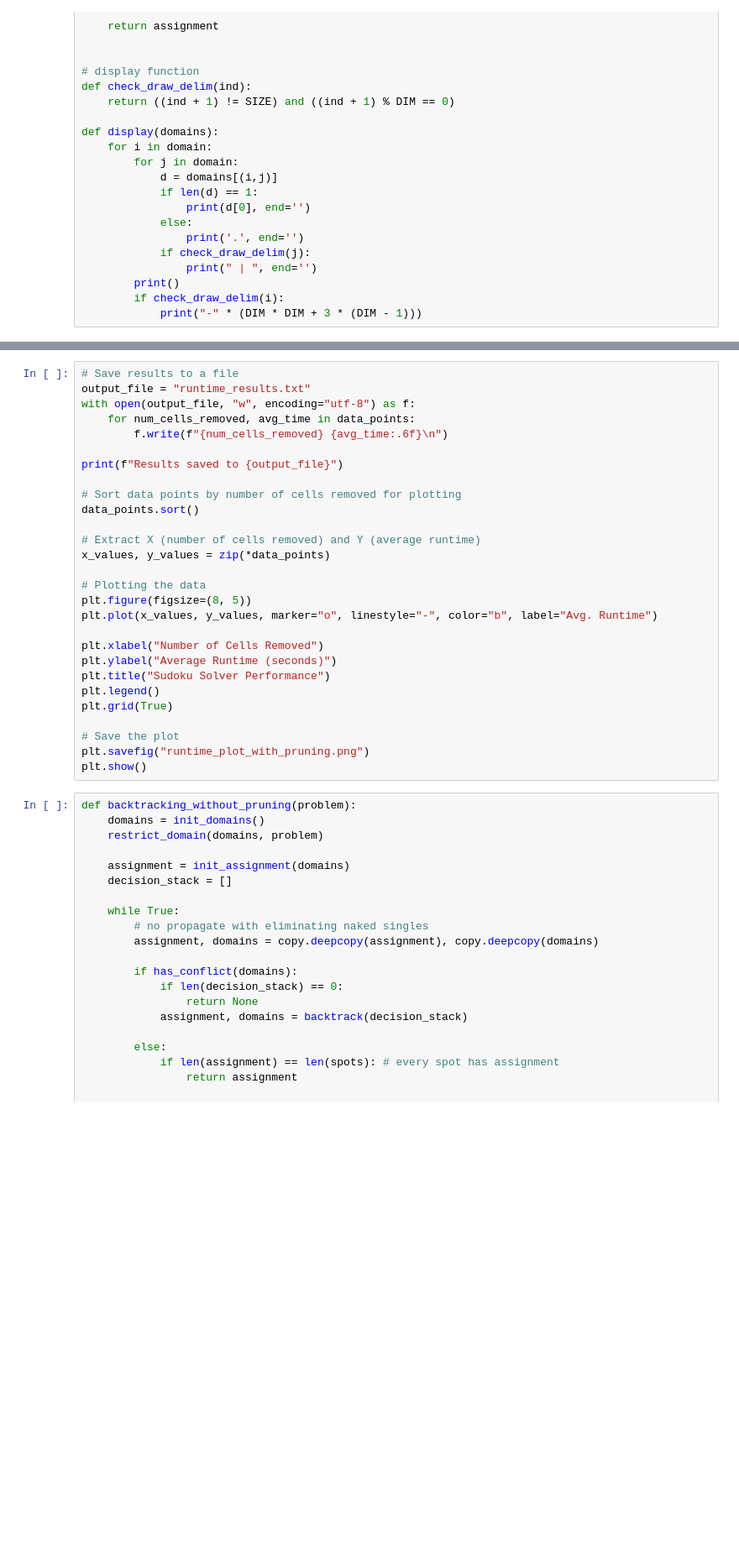
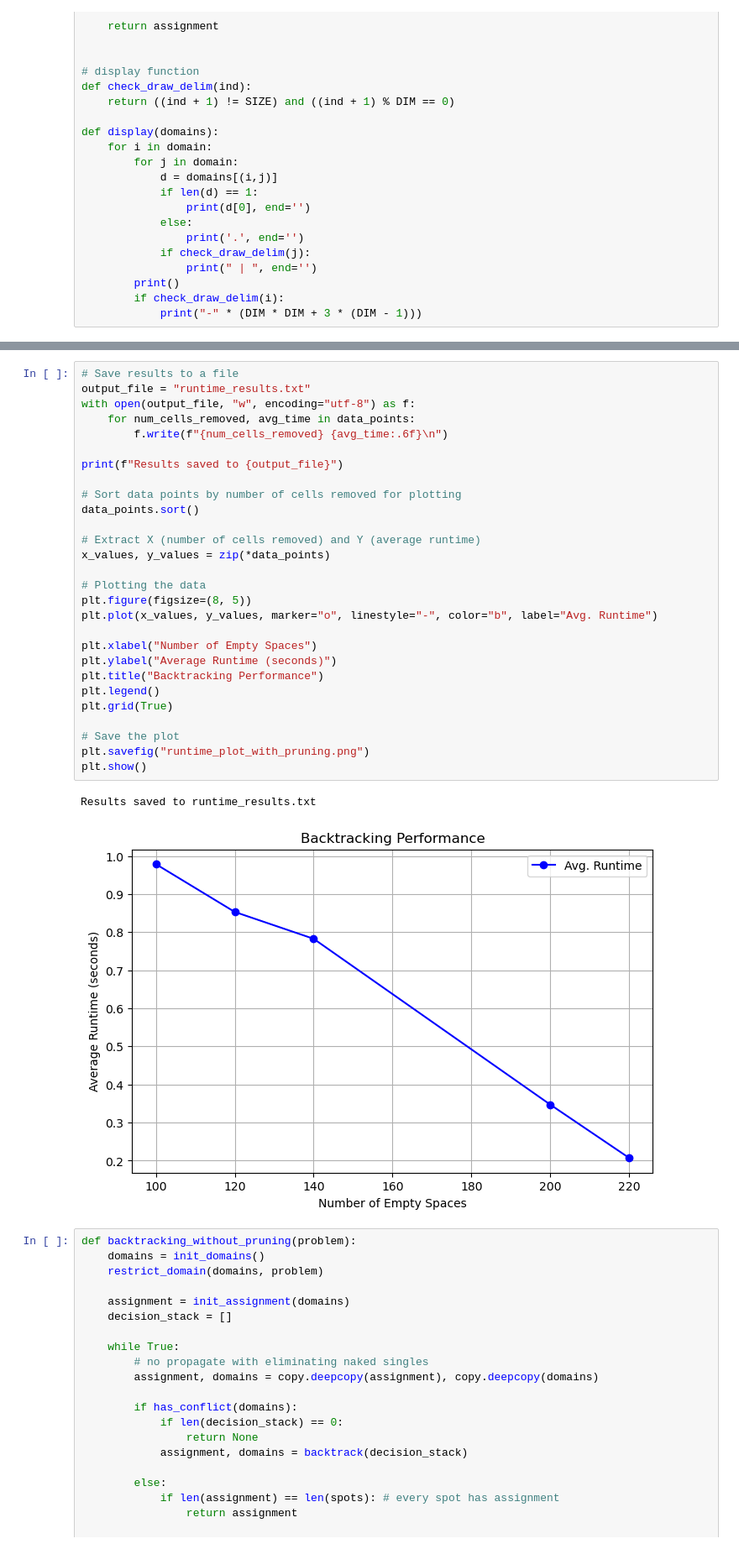
Before and after one commit to aaronlhh/hexadoku, a Jupyter notebook: backtracking.ipynb, the cells around one changed output, grey strips where cells are left out. Shown: that part at 84% size. Saved outputs shown, nothing was run; the diff lists cells and outputs as text; blank space fills up the shorter version.

Commit message:
backtracking code

```diff
--- a/backtracking.ipynb
+++ b/backtracking.ipynb
@@ -201,31 +217,34 @@ for file_name in sorted(os.listdir(input_dir)):
 # %%
 # Save results to a file
 output_file = "runtime_results.txt"
 with open(output_file, "w", encoding="utf-8") as f:
     for num_cells_removed, avg_time in data_points:
         f.write(f"{num_cells_removed} {avg_time:.6f}\n")
 
 print(f"Results saved to {output_file}")
 
 # Sort data points by number of cells removed for plotting
 data_points.sort()
 
 # Extract X (number of cells removed) and Y (average runtime)
 x_values, y_values = zip(*data_points)
 
 # Plotting the data
 plt.figure(figsize=(8, 5))
 plt.plot(x_values, y_values, marker="o", linestyle="-", color="b", label="Avg. Runtime")
 
-plt.xlabel("Number of Cells Removed")
+plt.xlabel("Number of Empty Spaces")
 plt.ylabel("Average Runtime (seconds)")
-plt.title("Sudoku Solver Performance")
+plt.title("Backtracking Performance")
 plt.legend()
 plt.grid(True)
 
 # Save the plot
 plt.savefig("runtime_plot_with_pruning.png")
 plt.show()
+# %% [output]
+Results saved to runtime_results.txt
+[figure, added]
 # %%
 def backtracking_without_pruning(problem):
     domains = init_domains()
```
Also changed, not shown: parts of 4 cells of this notebook, 2 other files.
